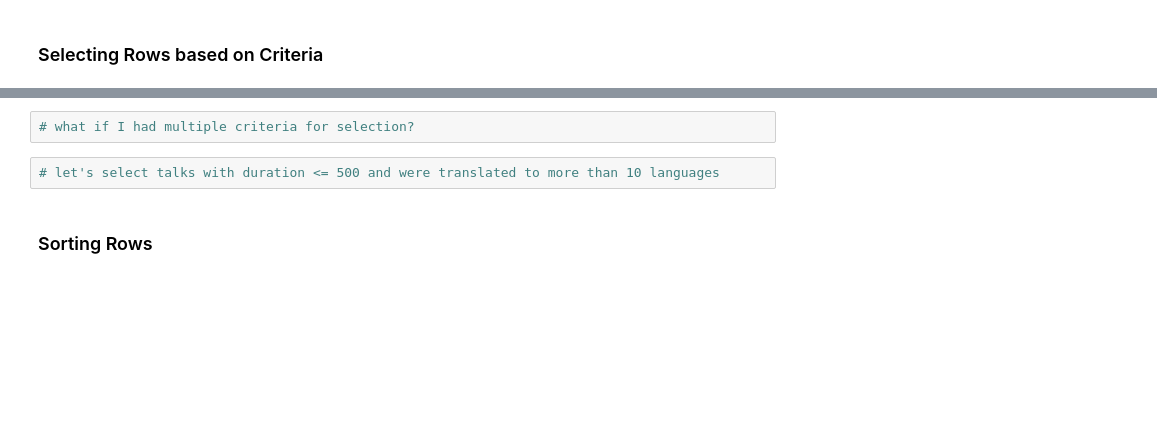
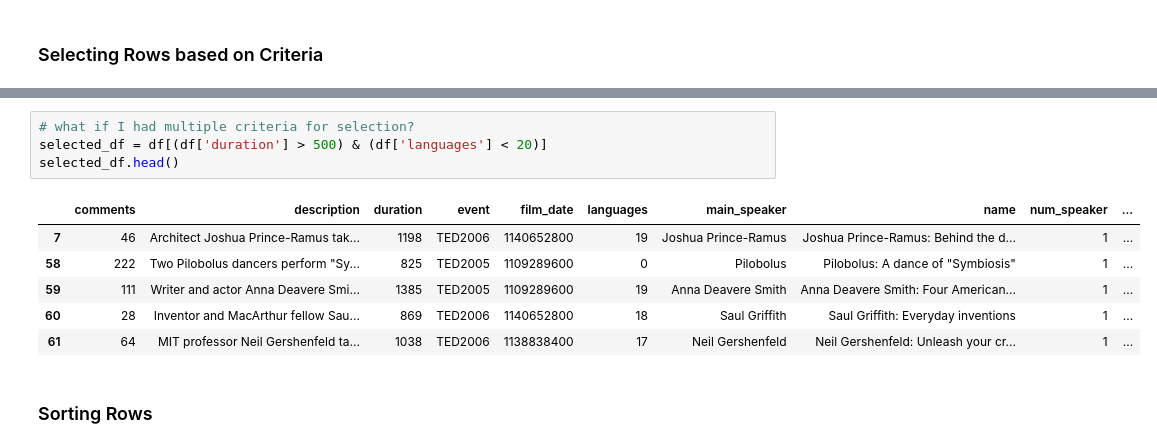
Before and after one commit to youssef-emad/basic_python, a Jupyter notebook: S3_Pandas.ipynb, the cells around one changed output, grey strips where cells are left out. Saved outputs shown, nothing was run; the diff lists cells and outputs as text; blank space fills up the shorter version.

```diff
--- a/S3_Pandas.ipynb
+++ b/S3_Pandas.ipynb
@@ -66,6 +205,13 @@ df.head()
 # %%
 # what if I had multiple criteria for selection?
+selected_df = df[(df['duration'] > 500) & (df['languages'] < 20)]
+selected_df.head()
+# %% [output]
+|  | comments | description | duration | event | film_date | languages | main_speaker | name | num_speaker | ... |
+| 7 | 46 | Architect Joshua Prince-Ramus tak... | 1198 | TED2006 | 1140652800 | 19 | Joshua Prince-Ramus | Joshua Prince-Ramus: Behind the d... | 1 | ... |
+| 58 | 222 | Two Pilobolus dancers perform "Sy... | 825 | TED2005 | 1109289600 | 0 | Pilobolus | Pilobolus: A dance of "Symbiosis" | 1 | ... |
+| 59 | 111 | Writer and actor Anna Deavere Smi... | 1385 | TED2005 | 1109289600 | 19 | Anna Deavere Smith | Anna Deavere Smith: Four American... | 1 | ... |
+| 60 | 28 | Inventor and MacArthur fellow Sau... | 869 | TED2006 | 1140652800 | 18 | Saul Griffith | Saul Griffith: Everyday inventions | 1 | ... |
+| 61 | 64 | MIT professor Neil Gershenfeld ta... | 1038 | TED2006 | 1138838400 | 17 | Neil Gershenfeld | Neil Gershenfeld: Unleash your cr... | 1 | ... |
-# %%
-# let's select talks with duration <= 500 and were translated to more than 10 languages
 # %% [markdown]
 ### Sorting Rows
```
Also changed, not shown: parts of 27 cells of this notebook.
